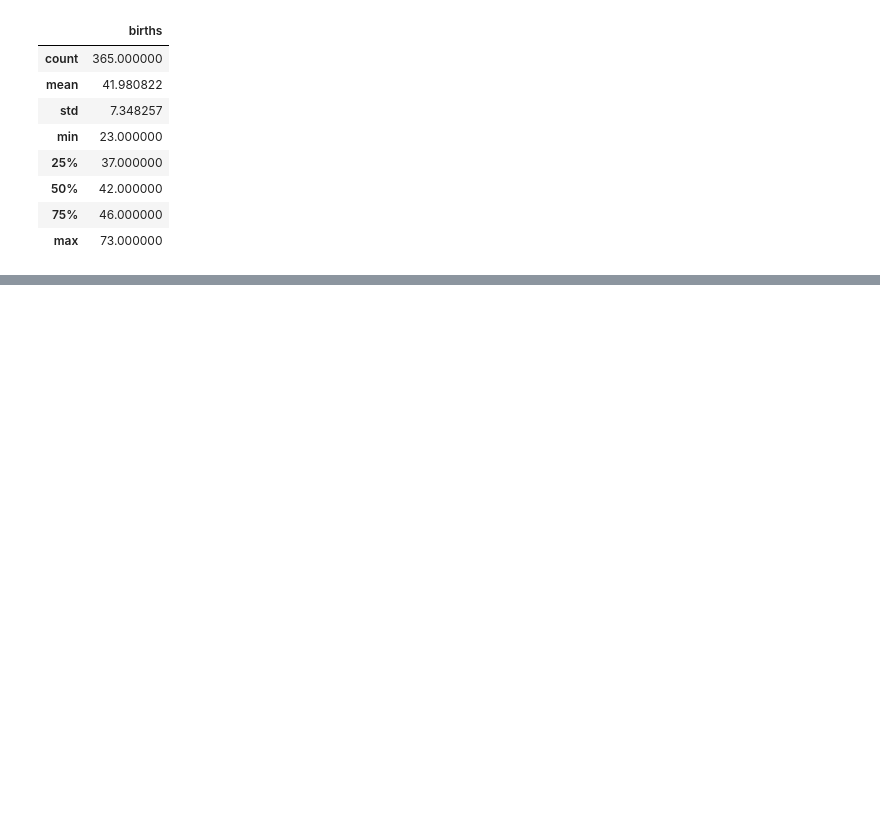
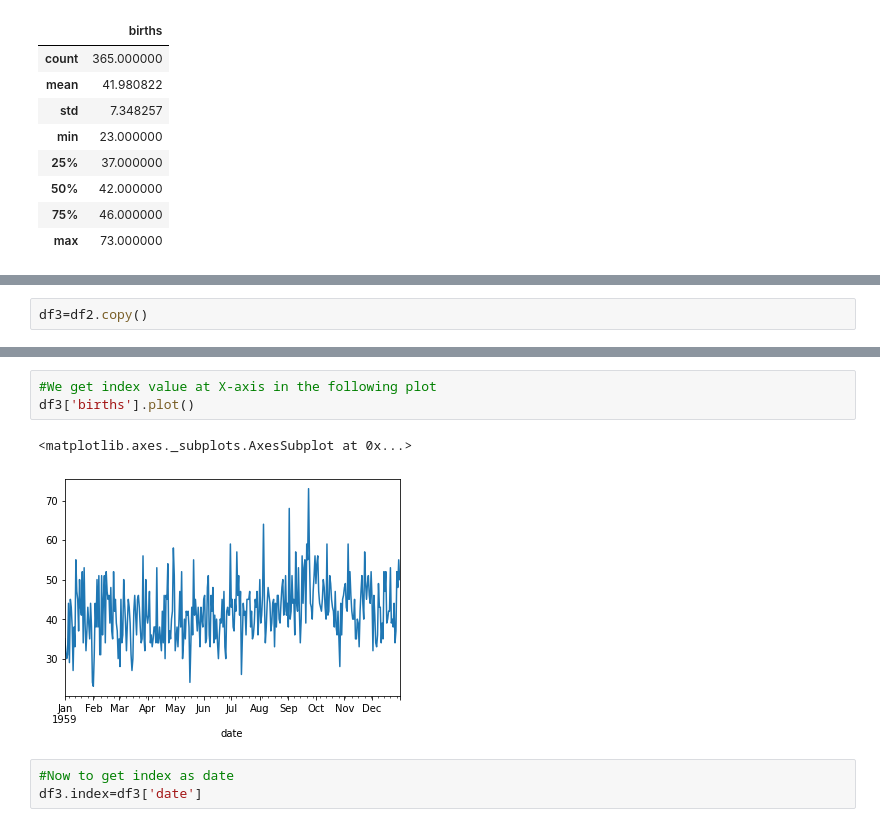
Before and after one commit to anmol0720/Time-Series-Forcasting, a Jupyter notebook: TensorFlow_with_GPU.ipynb, the cells around one changed output, grey strips where cells are left out. Saved outputs shown, nothing was run; the diff lists cells and outputs as text; blank space fills up the shorter version.

```diff
--- a/TensorFlow_with_GPU.ipynb
+++ b/TensorFlow_with_GPU.ipynb
@@ -136,0 +144,2 @@ df2.describe()
+# %%
+df3=df2.copy()
@@ -136,0 +161,9 @@ df2.describe()
+# %%
+#We get index value at X-axis in the following plot
+df3['births'].plot()
+# %% [output]
+<matplotlib.axes._subplots.AxesSubplot at 0x...>
+[figure, added]
+# %%
+#Now to get index as date
+df3.index=df3['date']
```
Also changed, not shown: parts of 9 cells of this notebook.
